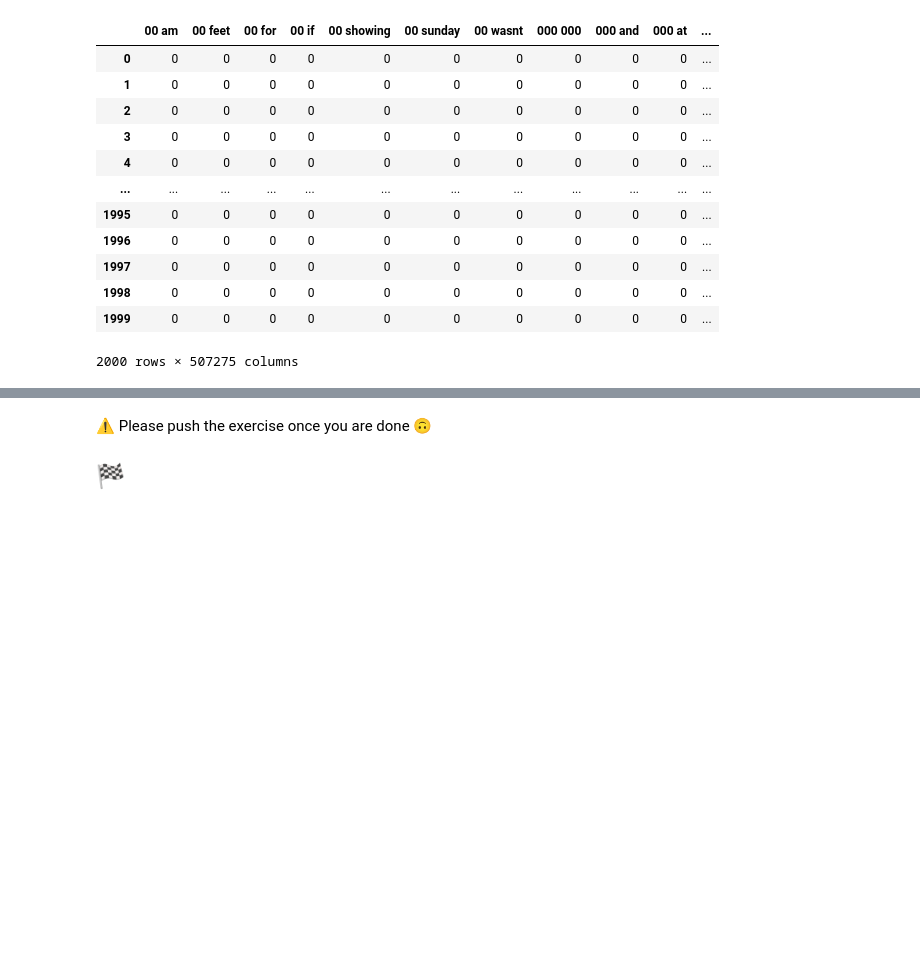
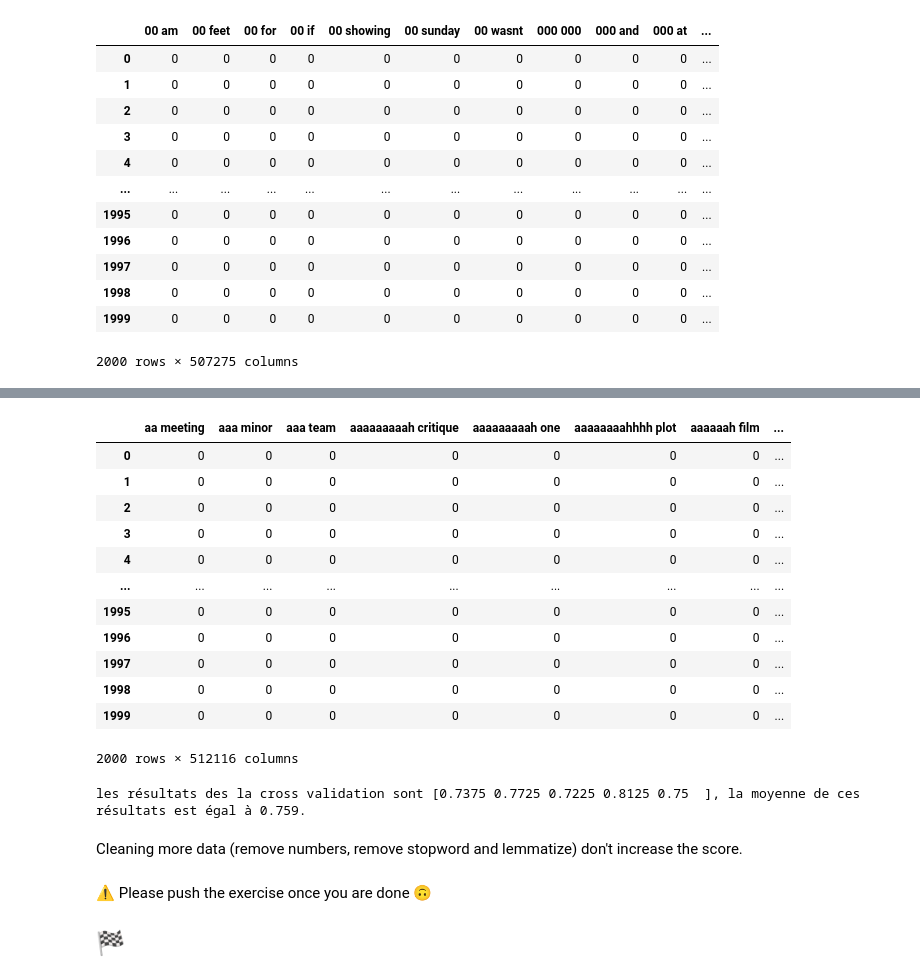
Before and after one commit to lilifull/Brief_19_ChatGPT_2, a Jupyter notebook: 02-Movie-reviews.ipynb, the cells around one changed output, grey strips where cells are left out. Saved outputs shown, nothing was run; the diff lists cells and outputs as text; code cells hidden in the pictures; blank space fills up the shorter version.

```diff
--- a/02-Movie-reviews.ipynb
+++ b/02-Movie-reviews.ipynb
@@ -130,0 +140,22 @@ print(f'les résultats des la cross validation sont {res_2}, la moyenne de ces r
+# %%
+def remove_number(text):
+    return ''.join([word for word in text if not word.isdigit()])
+
+data['clean_reviews'] = data['clean_reviews'].apply(remove_number)
+# %%
+def remove_stopwords(text):
+    stop_words = stopwords.words('english')
+    word_tokens = word_tokenize(text)
+    filtered_text = " ".join([word for word in word_tokens if not word in stop_words])
+    return filtered_text
+
+data['clean_reviews'] = data['clean_reviews'].apply(remove_stopwords)
+# %%
+def lemmatize_text(text):
+
+    lemmatizer = WordNetLemmatizer()
+    word_tokens = word_tokenize(text)
+    lemmatized_words = " ".join([lemmatizer.lemmatize(word) for word in word_tokens])
+    return lemmatized_words
+
+data['clean_reviews'] = data['clean_reviews'].apply(lemmatize_text)
@@ -130,0 +171,25 @@ print(f'les résultats des la cross validation sont {res_2}, la moyenne de ces r
+# %%
+# Create a verctorizor
+vectorizor_2 = CountVectorizer(ngram_range=(2,2))
+
+# Vectorize data with bag of word
+X_2 = vectorizor_2.fit_transform(data['clean_reviews']).toarray()
+columns = vectorizor_2.get_feature_names_out()
+
+#Create dataframe for visualize vectorisation
+df_output = pd.DataFrame(X_2, columns = columns )
+df_output
+# %% [output]
+|  | aa meeting | aaa minor | aaa team | aaaaaaaaah critique | aaaaaaaaah one | aaaaaaaahhhh plot | aaaaaah film | ... |
+| 0 | 0 | 0 | 0 | 0 | 0 | 0 | 0 | ... |
+| 1 | 0 | 0 | 0 | 0 | 0 | 0 | 0 | ... |
+| 2 | 0 | 0 | 0 | 0 | 0 | 0 | 0 | ... |
+| 3 | 0 | 0 | 0 | 0 | 0 | 0 | 0 | ... |
+| 4 | 0 | 0 | 0 | 0 | 0 | 0 | 0 | ... |
+| ... | ... | ... | ... | ... | ... | ... | ... | ... |
+| 1995 | 0 | 0 | 0 | 0 | 0 | 0 | 0 | ... |
+| 1996 | 0 | 0 | 0 | 0 | 0 | 0 | 0 | ... |
+| 1997 | 0 | 0 | 0 | 0 | 0 | 0 | 0 | ... |
+| 1998 | 0 | 0 | 0 | 0 | 0 | 0 | 0 | ... |
+| 1999 | 0 | 0 | 0 | 0 | 0 | 0 | 0 | ... |
+2000 rows × 512116 columns
@@ -131,3 +203,9 @@ print(f'les résultats des la cross validation sont {res_2}, la moyenne de ces r
+# %%
+print(f'les résultats des la cross validation sont {res_4}, la moyenne de ces résultats est égal à {res_mean_4}.')
+# %% [output]
+les résultats des la cross validation sont [0.7375 0.7725 0.7225 0.8125 0.75  ], la moyenne de ces résultats est égal à 0.759.
+# %% [markdown]
+Cleaning more data (remove numbers, remove stopword and lemmatize) don't increase the score.
 # %% [markdown]
 ⚠️ Please push the exercise once you are done 🙃
 
```
Also changed, not shown: parts of 13 cells of this notebook.
